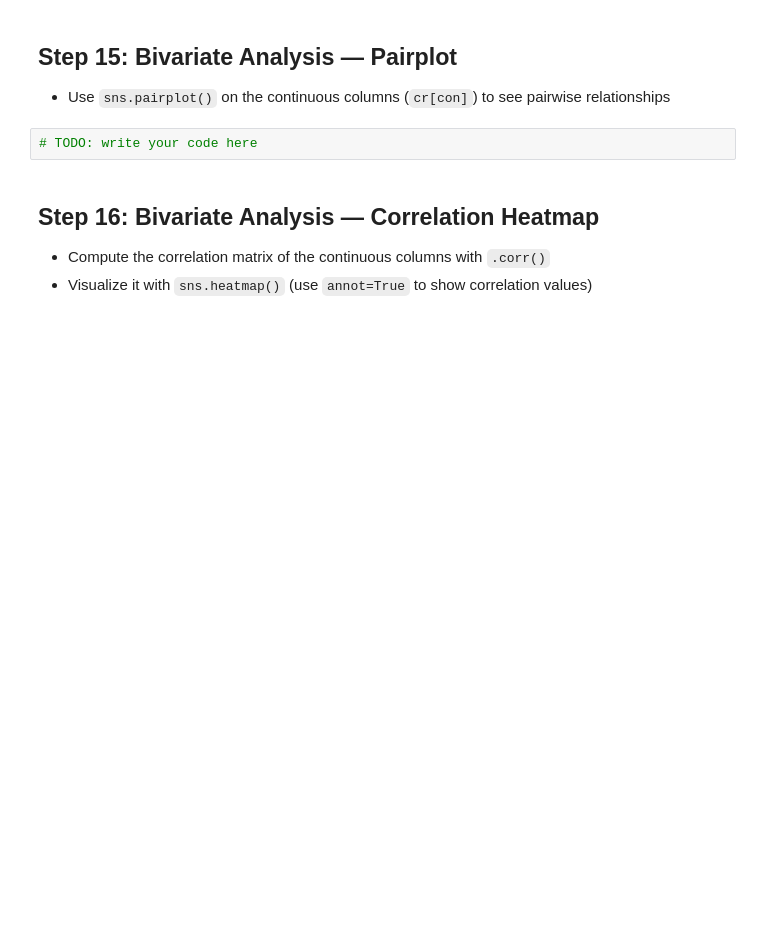
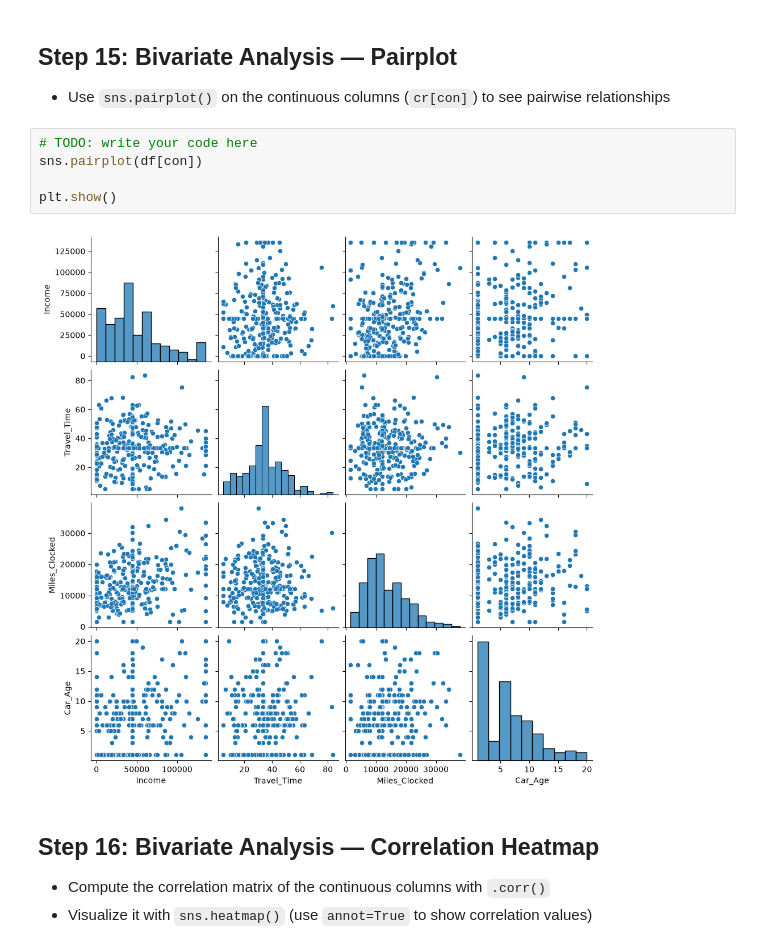
Before and after one commit to vinodh0512/ml-hcl, a Jupyter notebook: ex-2/EDA_Cars_Practice.ipynb, the cells around one changed output. Drawn from its saved outputs; the diff is of its cells as text; blank space fills up the shorter version.

```diff
--- a/ex-2/EDA_Cars_Practice.ipynb
+++ b/ex-2/EDA_Cars_Practice.ipynb
@@ -279,6 +352,11 @@ Outliers treated successfully
 - Use `sns.pairplot()` on the continuous columns (`cr[con]`) to see pairwise relationships
 # %%
 # TODO: write your code here
+sns.pairplot(df[con])
+
+plt.show()
+# %% [output]
+[figure, added]
 # %% [markdown]
 ## Step 16: Bivariate Analysis — Correlation Heatmap
 
```
Also changed, not shown: parts of 23 cells of this notebook, 2 other files.
